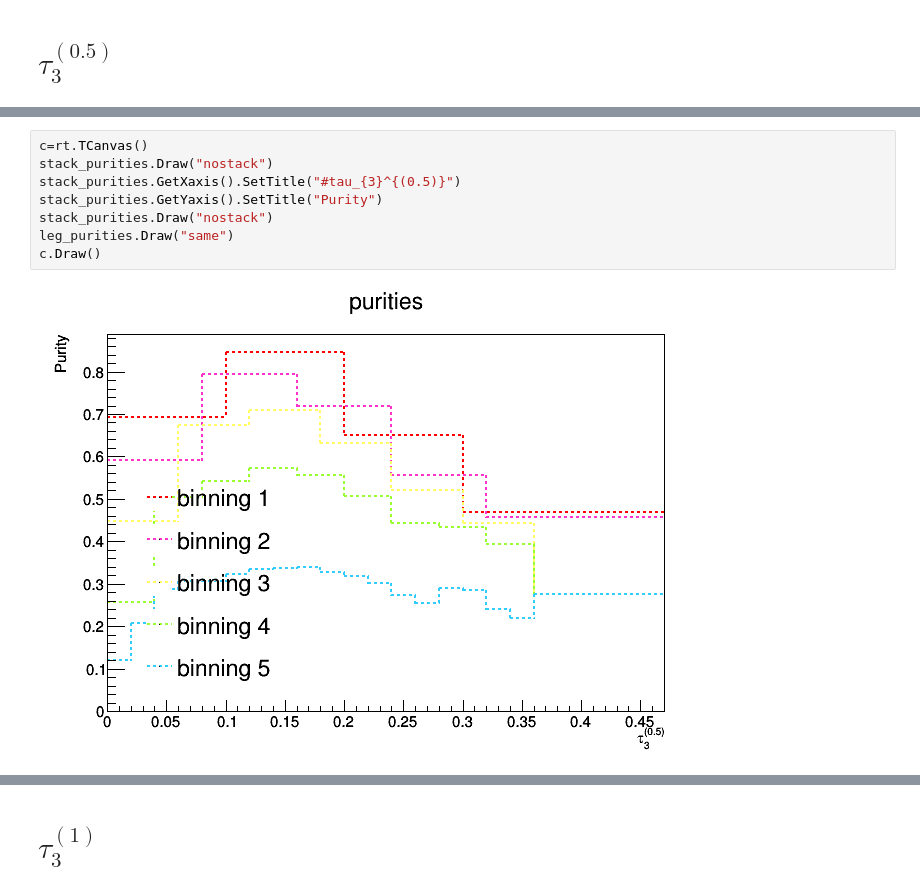
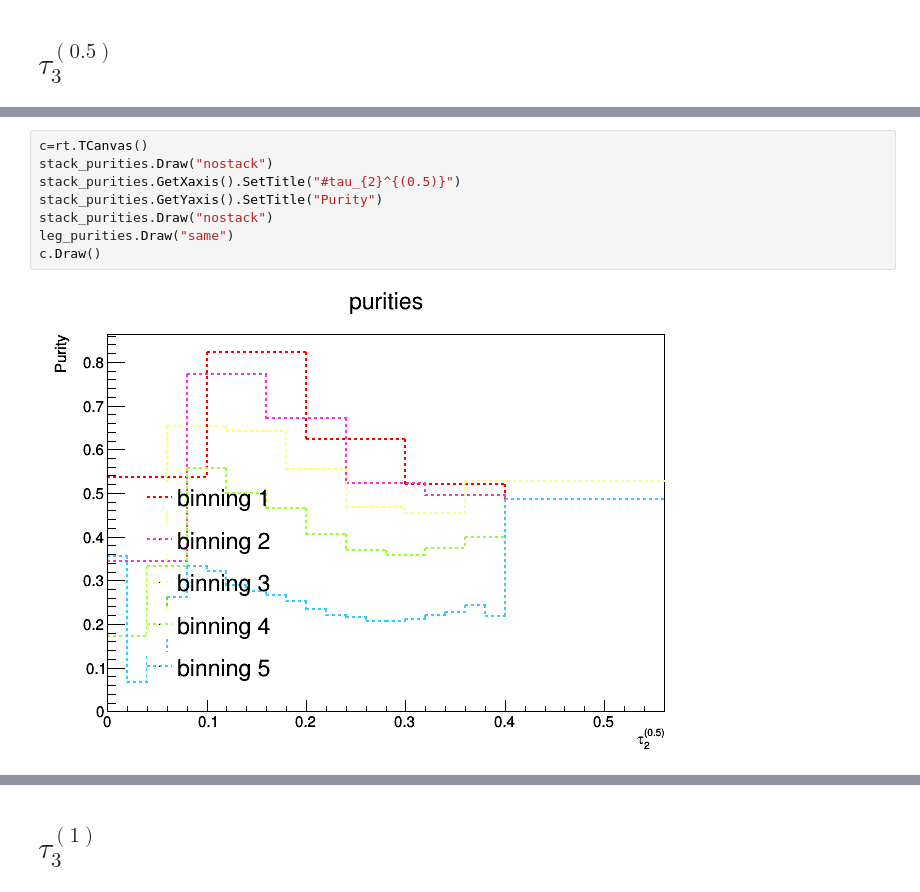
Before and after one commit to GlennnLiu/jetObservables, a Jupyter notebook: Unfolding/notebooks/PurityStability_tau3_dijet.ipynb, the cells around one changed output, grey strips where cells are left out. Drawn from its saved outputs; the diff is of its cells as text.

```diff
--- a/Unfolding/notebooks/PurityStability_tau3_dijet.ipynb
+++ b/Unfolding/notebooks/PurityStability_tau3_dijet.ipynb
@@ -449,13 +457,13 @@ Warning in <TCanvas::Constructor>: Deleting canvas with same name:
 # %%
 c=rt.TCanvas()
 stack_purities.Draw("nostack")
-stack_purities.GetXaxis().SetTitle("#tau_{3}^{(0.5)}")
+stack_purities.GetXaxis().SetTitle("#tau_{2}^{(0.5)}")
 stack_purities.GetYaxis().SetTitle("Purity")
 stack_purities.Draw("nostack")
 leg_purities.Draw("same")
 c.Draw()
 # %% [output]
-[figure, old version]
+[figure, new version]
 # %%
 c=rt.TCanvas()
 stack_stabilities.Draw("nostack")
```
Also changed, not shown: parts of 32 cells of this notebook, 6 other files.
